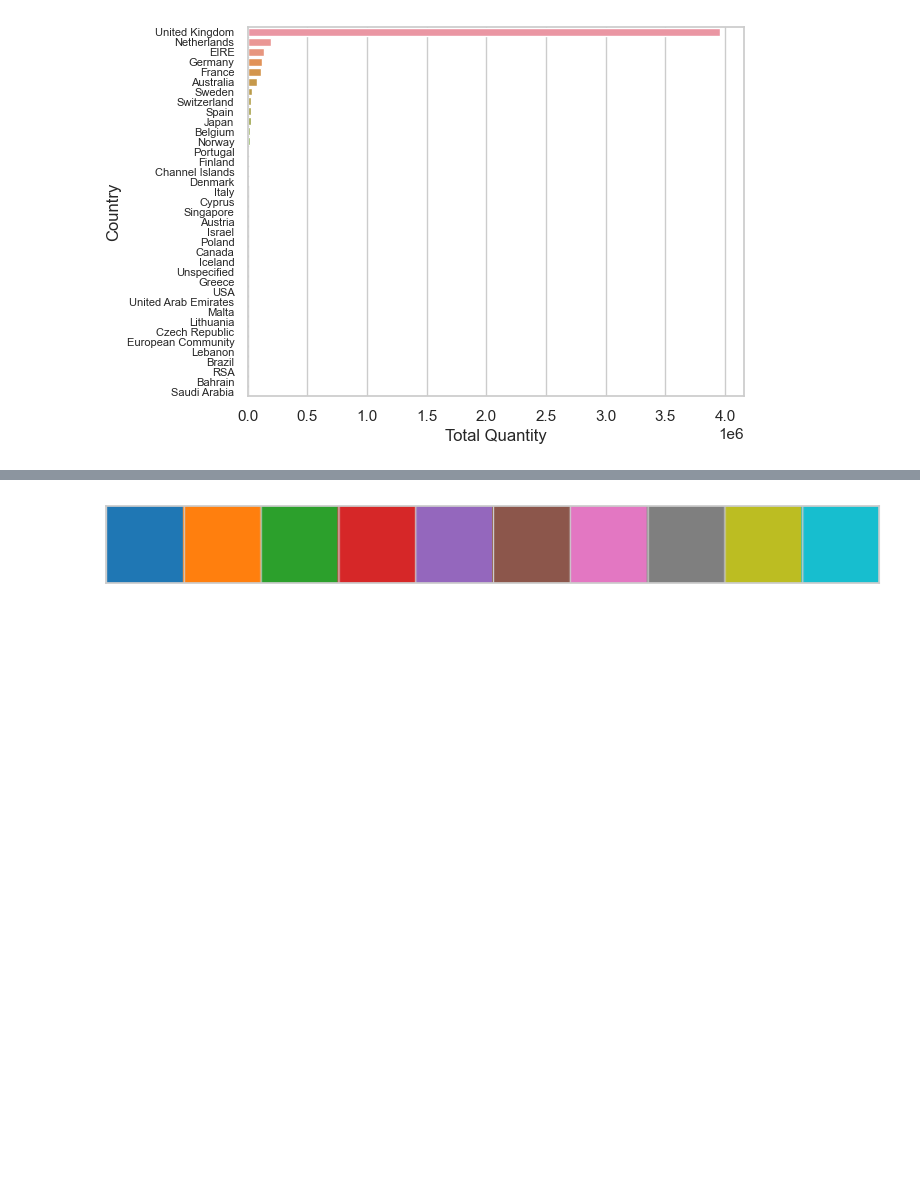
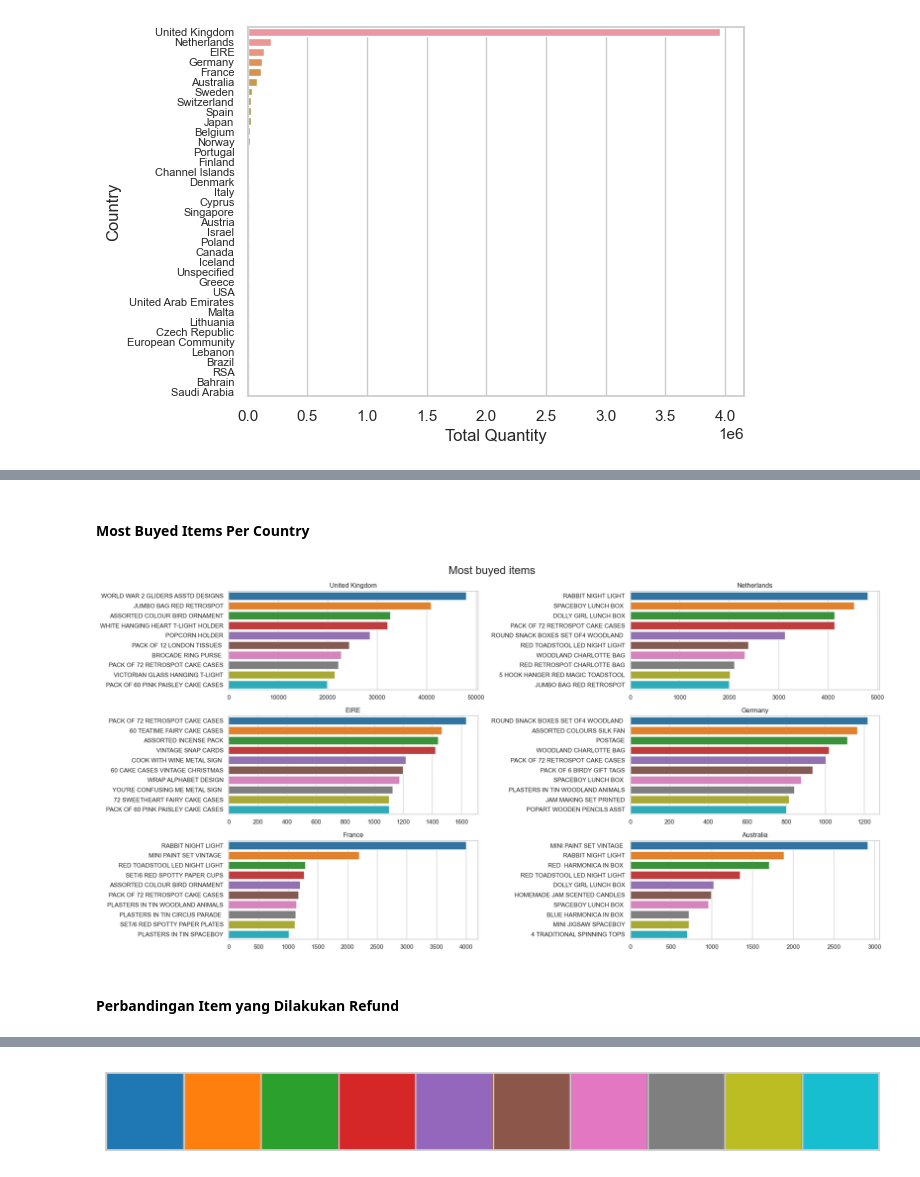
Before and after one commit to GLAZERadr/Data_Science_For_Industry_Task_3, a Jupyter notebook: Data_Exploration.ipynb, the cells around one changed output, grey strips where cells are left out. Cells and saved outputs as stored; diff of their text form; code cells hidden in the pictures; blank space fills up the shorter version.

```diff
--- a/Data_Exploration.ipynb
+++ b/Data_Exploration.ipynb
@@ -287,0 +157,17 @@ plt.show()
+# %% [markdown]
+#### Most Buyed Items Per Country
+# %%
+#combine that most buyed items in one figure
+fig, axes = plt.subplots(3, 2, figsize=(20, 10))
+fig.suptitle('Most buyed items', fontsize=20)
+for ax, item in zip(axes.flatten(), quantity_per_country['Country'].head(6)):
+    sns.barplot(data=favourite_item[favourite_item['Country']==item].head(10), x='Quantity', y='Description', palette='tab10', ax=ax)
+    ax.set_title(item)
+    ax.set_xlabel('')
+    ax.set_ylabel('')
+plt.tight_layout()
+plt.show()
+# %% [output]
+[figure, added]
+# %% [markdown]
+#### Perbandingan Item yang Dilakukan Refund
```
Also changed, not shown: parts of 43 cells of this notebook, 1 other file.
